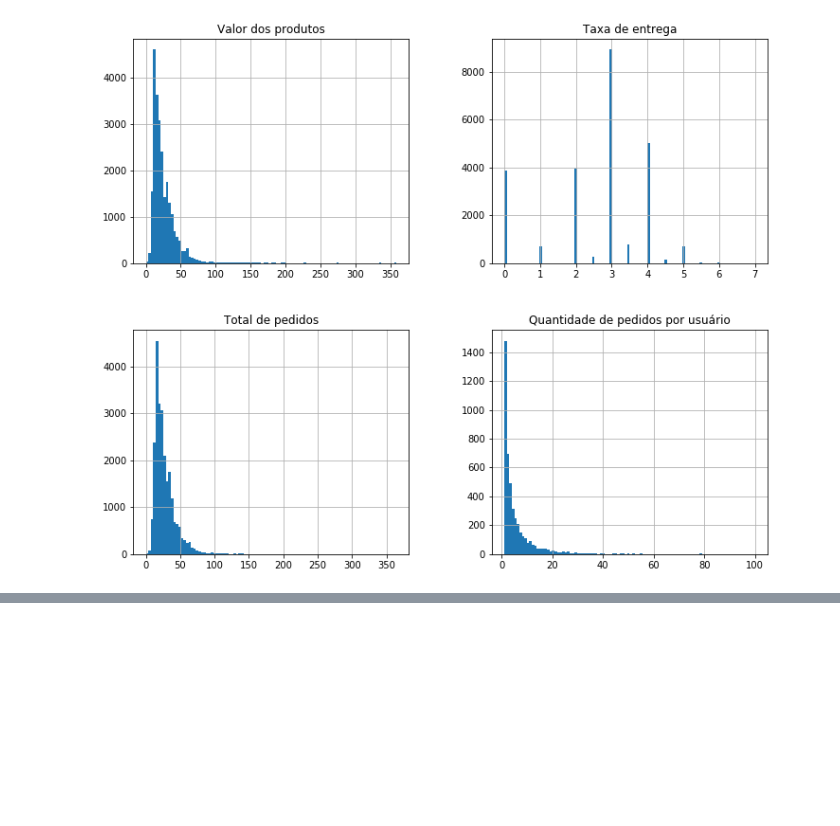
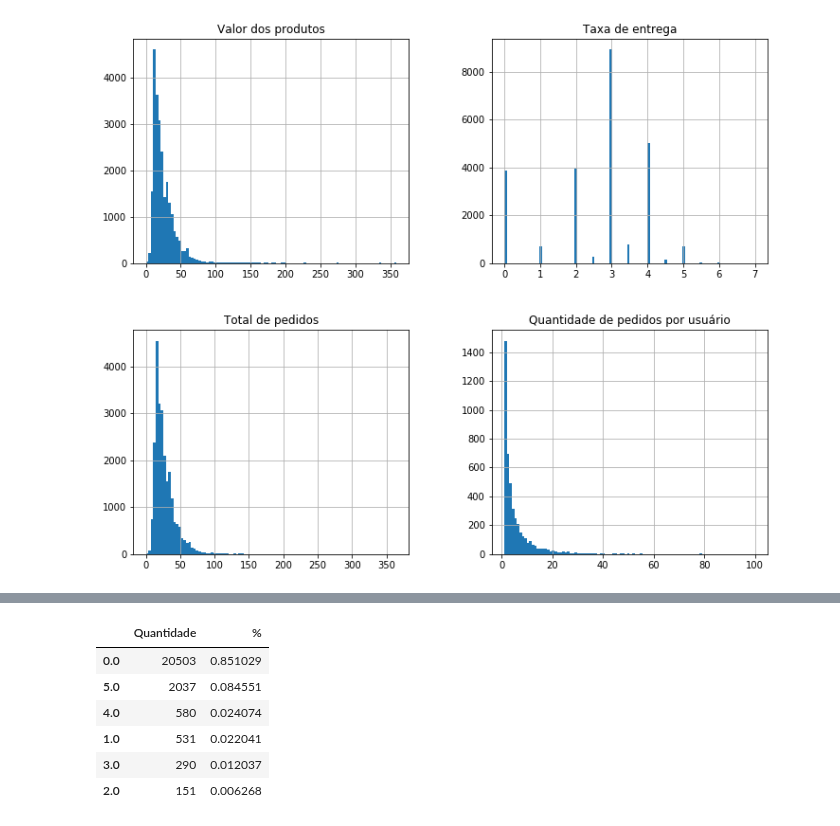
Before and after one commit to anfsantana/mata60-bd-bi, a Jupyter notebook: Business Intelligence.ipynb, the cells around one changed output, grey strips where cells are left out. Cells and saved outputs as stored; diff of their text form; code cells hidden in the pictures; blank space fills up the shorter version.

```diff
--- a/Business Intelligence.ipynb
+++ b/Business Intelligence.ipynb
@@ -280,0 +388,11 @@ Text(0.5,1,'Quantidade de pedidos por usuário')
+# %%
+novaBase['AVALIACAO'].fillna(0.0, inplace=True)
+listar_ocorrencias_avaliacao(novaBase)
+# %% [output]
+|  | Quantidade | % |
+| 0.0 | 20503 | 0.851029 |
+| 5.0 | 2037 | 0.084551 |
+| 4.0 | 580 | 0.024074 |
+| 1.0 | 531 | 0.022041 |
+| 3.0 | 290 | 0.012037 |
+| 2.0 | 151 | 0.006268 |
```
Also changed, not shown: parts of 29 cells of this notebook.
